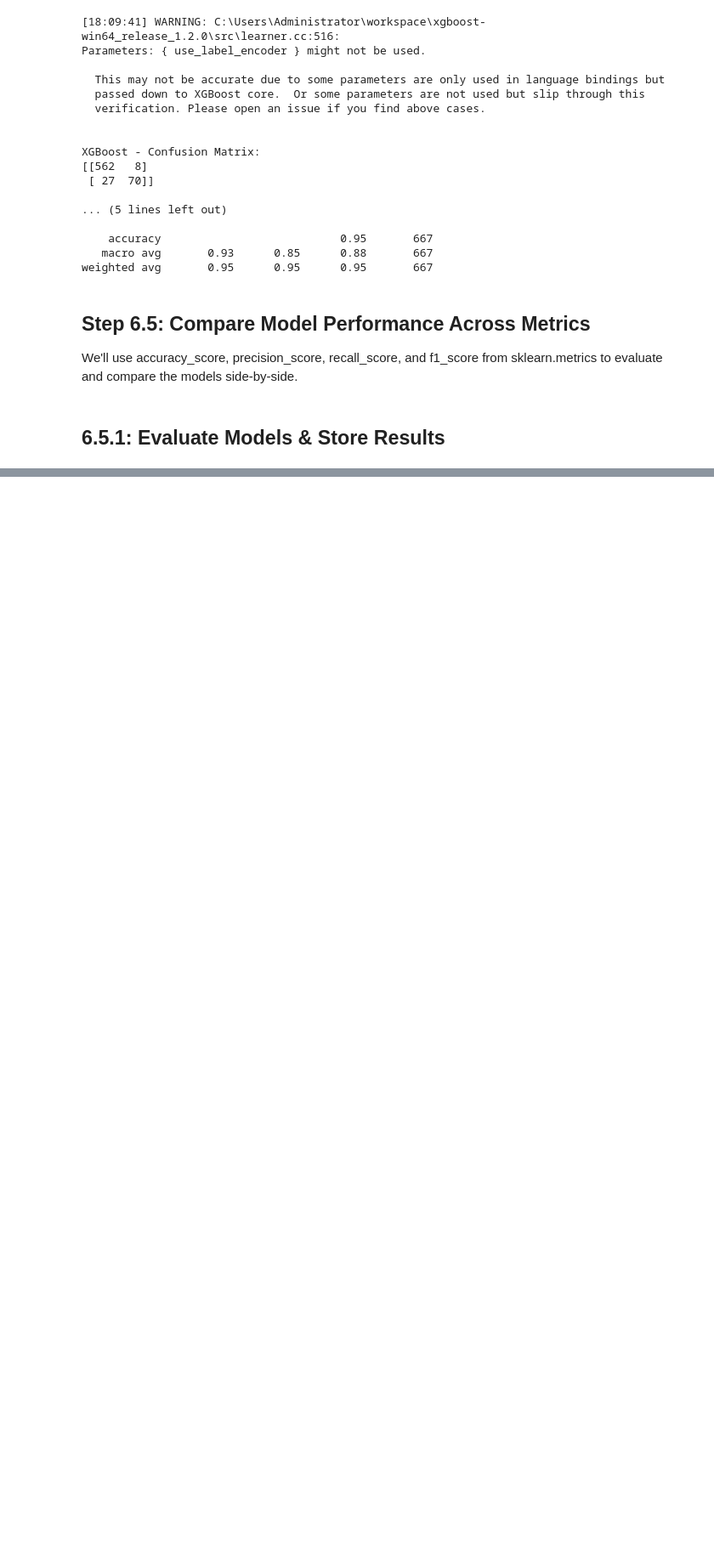
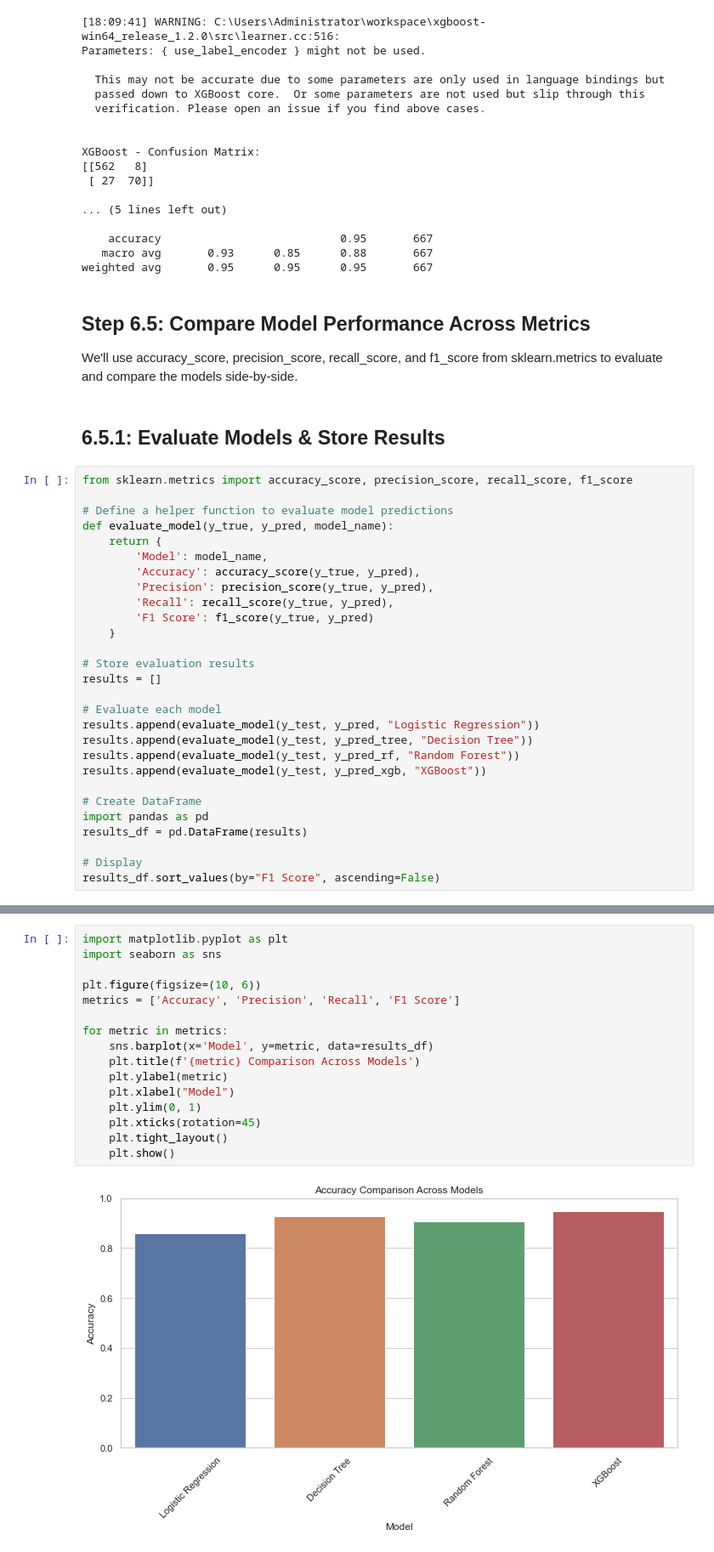
Before and after one commit to BMwihia/Customer-Churn-Analysis, a Jupyter notebook: notebooks/Customer Churn.ipynb, the cells around one changed output, grey strips where cells are left out. Shown at 85% size. Drawn from its saved outputs; the diff is of its cells as text; blank space fills up the shorter version.

```diff
--- a/notebooks/Customer Churn.ipynb
+++ b/notebooks/Customer Churn.ipynb
@@ -1072,3 +1072,31 @@ weighted avg       0.95      0.95      0.95       667
 We'll use accuracy_score, precision_score, recall_score, and f1_score from sklearn.metrics to evaluate and compare the models side-by-side.
 # %% [markdown]
 ## 6.5.1: Evaluate Models & Store Results
+# %%
+from sklearn.metrics import accuracy_score, precision_score, recall_score, f1_score
+
+# Define a helper function to evaluate model predictions
+def evaluate_model(y_true, y_pred, model_name):
+    return {
+        'Model': model_name,
+        'Accuracy': accuracy_score(y_true, y_pred),
+        'Precision': precision_score(y_true, y_pred),
+        'Recall': recall_score(y_true, y_pred),
+        'F1 Score': f1_score(y_true, y_pred)
+    }
+
+# Store evaluation results
+results = []
+
+# Evaluate each model
+results.append(evaluate_model(y_test, y_pred, "Logistic Regression"))
+results.append(evaluate_model(y_test, y_pred_tree, "Decision Tree"))
+results.append(evaluate_model(y_test, y_pred_rf, "Random Forest"))
+results.append(evaluate_model(y_test, y_pred_xgb, "XGBoost"))
+
+# Create DataFrame
+import pandas as pd
+results_df = pd.DataFrame(results)
+
+# Display
+results_df.sort_values(by="F1 Score", ascending=False)
@@ -1074,0 +1111,18 @@ We'll use accuracy_score, precision_score, recall_score, and f1_score from sklea
+# %%
+import matplotlib.pyplot as plt
+import seaborn as sns
+
+plt.figure(figsize=(10, 6))
+metrics = ['Accuracy', 'Precision', 'Recall', 'F1 Score']
+
+for metric in metrics:
+    sns.barplot(x='Model', y=metric, data=results_df)
+    plt.title(f'{metric} Comparison Across Models')
+    plt.ylabel(metric)
+    plt.xlabel("Model")
+    plt.ylim(0, 1)
+    plt.xticks(rotation=45)
+    plt.tight_layout()
+    plt.show()
+# %% [output]
+[figure, added]
```
Also changed, not shown: parts of 8 cells of this notebook.
